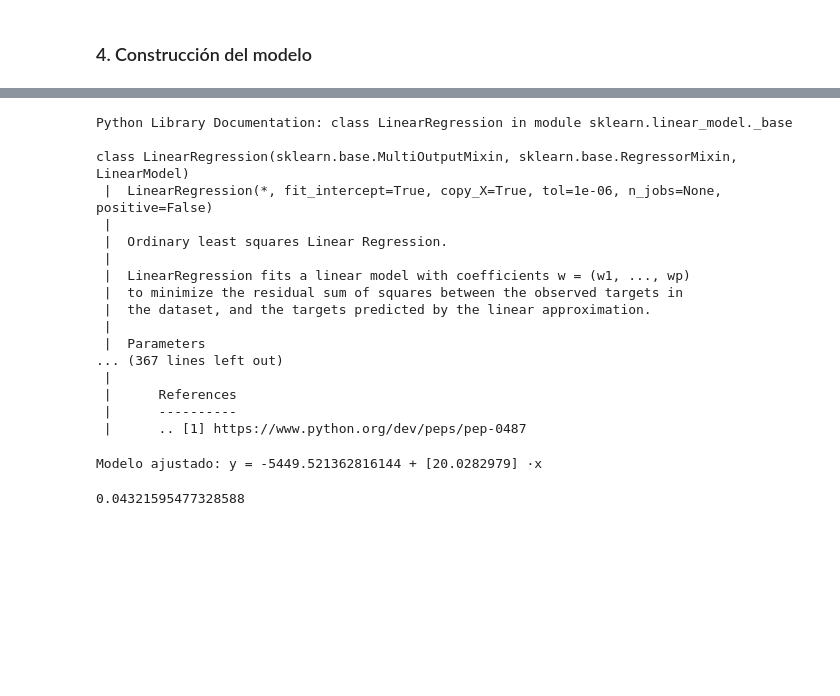
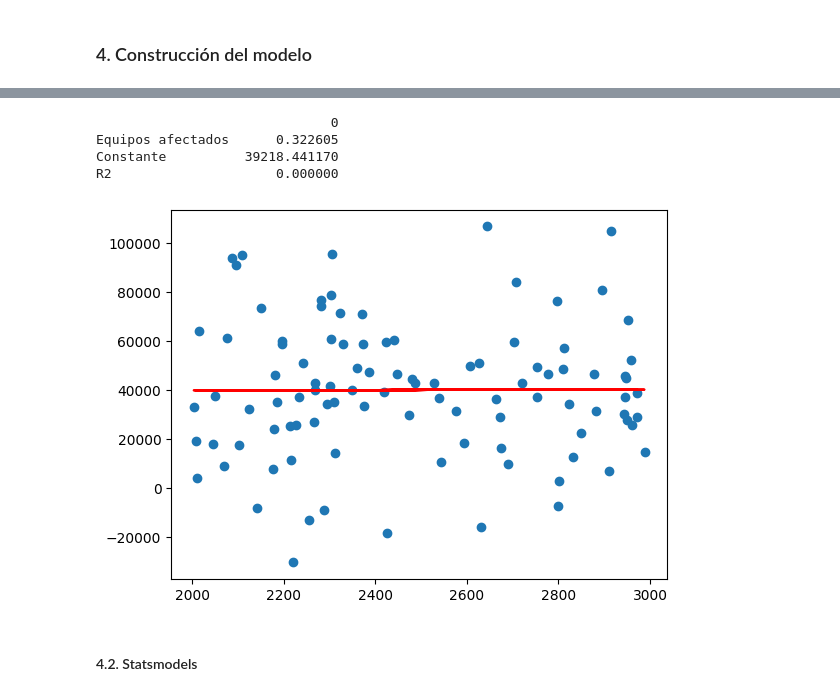
Before and after one commit to jjimvar/Machine-Learning, a Jupyter notebook: Aprendizaje supervisado/RegresionLineal.ipynb, the cells around one changed output, grey strips where cells are left out. Drawn from its saved outputs; the diff is of its cells as text; code cells hidden in the pictures; blank space fills up the shorter version.

```diff
--- a/Aprendizaje supervisado/RegresionLineal.ipynb
+++ b/Aprendizaje supervisado/RegresionLineal.ipynb
@@ -63,33 +63,30 @@ plt.show()
 # %%
 from sklearn.linear_model import LinearRegression
-# %%
-import pydoc
-print(pydoc.render_doc(LinearRegression))
-# %% [output]
-Python Library Documentation: class LinearRegression in module sklearn.linear_model._base
-
-class LinearRegression(sklearn.base.MultiOutputMixin, sklearn.base.RegressorMixin, LinearModel)
- |  LinearRegression(*, fit_intercept=True, copy_X=True, tol=1e-06, n_jobs=None, positive=False)
- |
- |  Ordinary least squares Linear Regression.
- |
- |  LinearRegression fits a linear model with coefficients w = (w1, ..., wp)
- |  to minimize the residual sum of squares between the observed targets in
- |  the dataset, and the targets predicted by the linear approximation.
- |
- |  Parameters
-... (367 lines left out)
- |
- |      References
- |      ----------
- |      .. [1] https://www.python.org/dev/peps/pep-0487
 # %%
-lin_reg=LinearRegression().fit(df["Equipos_afectados"].values.reshape(-1, 1), df["Coste"].values)
+#Desarrollo del modelo
+lin=LinearRegression(fit_intercept=True).fit(df["Equipos_afectados"].values.reshape(-1, 1),
+                                             df["Coste"].values)
 # %%
-print("Modelo ajustado:", "y =", lin_reg.intercept_,"+",lin_reg.coef_,"·x")
+#Evaluación del modelo
+result=pd.DataFrame({"Equipos afectados": lin.coef_,
+        "Constante": lin.intercept_,
+        "R2": round(lin.score(df["Equipos_afectados"].values.reshape(-1, 1),
+                                             df["Coste"].values),4)})
+print(result.transpose())
 # %% [output]
-Modelo ajustado: y = -5449.521362816144 + [20.0282979] ·x
+                              0
+Equipos afectados      0.322605
+Constante          39218.441170
+R2                     0.000000
-# %%
-lin_reg.score(df["Equipos_afectados"].values.reshape(-1, 1), df["Coste"].values)
-# %% [output]
-0.04321595477328588
+# %%
+ypred=lin.predict(df["Equipos_afectados"].values.reshape(-1,1))
+#Realmente en este proceso se añadiría los valores test
+# %%
+#Dibujamos los resultados
+plt.scatter(df["Equipos_afectados"], df["Coste"],)
+plt.plot(df["Equipos_afectados"], ypred, "red")
+plt.show()
+# %% [output]
+[figure, added]
+# %% [markdown]
+#### 4.2. Statsmodels
```
Also changed, not shown: parts of 12 cells of this notebook.
